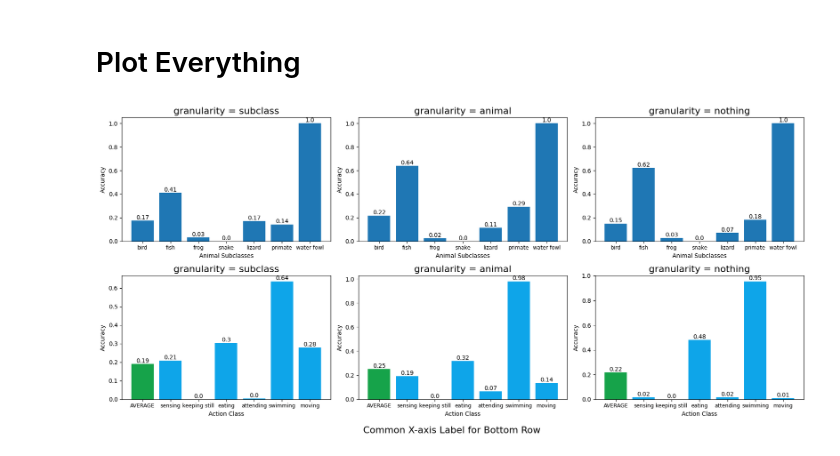
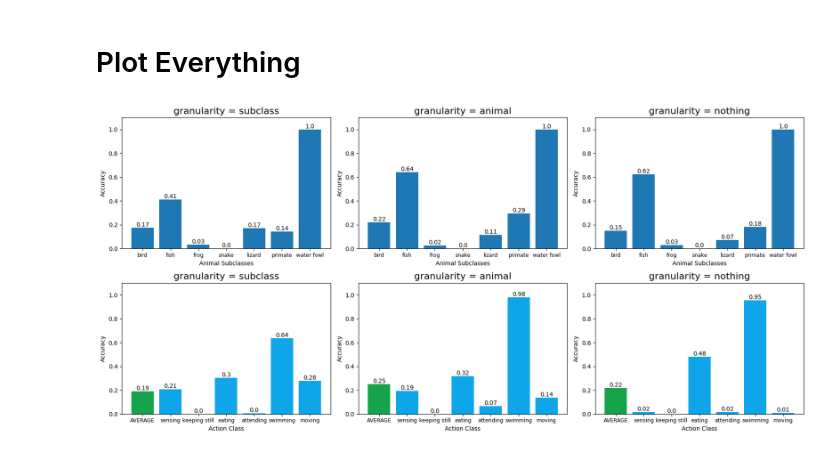
Before and after one commit to jonathanlin0/research_transfer, a Jupyter notebook: baselines/AK_AR_image/clip.ipynb, the cells around one changed output. Saved outputs shown, nothing was run; the diff lists cells and outputs as text; code cells hidden in the pictures.

Commit message:
graphs for xclip

```diff
--- a/baselines/AK_AR_image/clip.ipynb
+++ b/baselines/AK_AR_image/clip.ipynb
@@ -551,7 +551,6 @@ plt.show()
 # Plot Everything
 # %%
 import matplotlib.pyplot as plt
-
 
 fig, ((ax1, ax2, ax3), (ax4, ax5, ax6)) = plt.subplots(2, 3, figsize=(17, 8))
 
@@ -585,31 +584,38 @@ for i, v in enumerate(values1_nothing[1:] + values2_nothing[1:]):
 ax4.bar(categories3_subclass, values3_subclass, color=["#16a34a", "#0ea5e9", "#0ea5e9", "#0ea5e9", "#0ea5e9", "#0ea5e9", "#0ea5e9"])
 ax4.set_xlabel('Action Class')
 ax4.set_ylabel('Accuracy')
 ax4.set_title('granularity = subclass', fontsize=16)
 ax4.tick_params(axis='x', labelsize=9)
 for i, v in enumerate(values3_subclass):
     ax4.text(i, v, str(round(v, 2)), ha='center', va='bottom')
 
 ax5.bar(categories3_animal, values3_animal, color=["#16a34a", "#0ea5e9", "#0ea5e9", "#0ea5e9", "#0ea5e9", "#0ea5e9", "#0ea5e9"])
 ax5.set_xlabel('Action Class')
 ax5.set_ylabel('Accuracy')
 ax5.set_title('granularity = animal', fontsize=16)
 ax5.tick_params(axis='x', labelsize=9)
 for i, v in enumerate(values3_animal):
     ax5.text(i, v, str(round(v, 2)), ha='center', va='bottom')
 
 ax6.bar(categories3_nothing, values3_nothing, color=["#16a34a", "#0ea5e9", "#0ea5e9", "#0ea5e9", "#0ea5e9", "#0ea5e9", "#0ea5e9"])
 ax6.set_xlabel('Action Class')
 ax6.set_ylabel('Accuracy')
 ax6.set_title('granularity = nothing', fontsize=16)
 ax6.tick_params(axis='x', labelsize=9)
 for i, v in enumerate(values3_nothing):
     ax6.text(i, v, str(round(v, 2)), ha='center', va='bottom')
 
+ax1.set_ylim(0, 1.1)
+ax2.set_ylim(0, 1.1)
+ax3.set_ylim(0, 1.1)
+ax4.set_ylim(0, 1.1)
+ax5.set_ylim(0, 1.1)
+ax6.set_ylim(0, 1.1)
+
 # Adjust the layout to avoid overlapping
 plt.tight_layout()
 
 # Show the plot
 plt.show()
 # %% [output]
-[figure, old version]
+[figure, new version]
```
Also changed, not shown: 1 other file.
